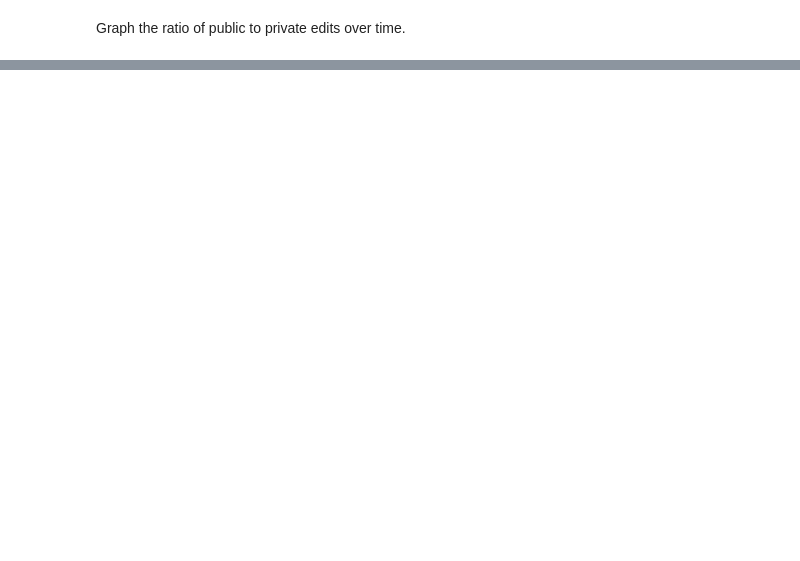
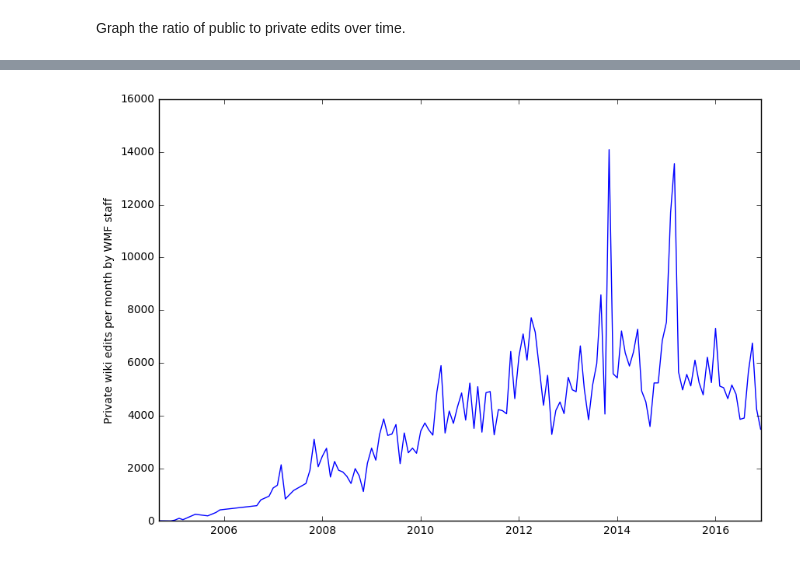
Before and after one commit to adamwight/wmf-open-editing, a Jupyter notebook: graphs.ipynb, the cells around one changed output, grey strips where cells are left out. Cells and saved outputs as stored; diff of their text form; code cells hidden in the pictures; blank space fills up the shorter version.

```diff
--- a/graphs.ipynb
+++ b/graphs.ipynb
@@ -38,3 +38,14 @@ matplotlib.pyplot.show()
+# %%
+fig, ax = matplotlib.pyplot.subplots(figsize=(10, 7))
+dates = all_edits.get('date')
+edits = all_edits.get('edit_count_y')
+
+matplotlib.pyplot.ylabel("Private wiki edits per month by WMF staff")
+
+ax.plot_date(dates, edits, 'b-')
+matplotlib.pyplot.show()
+# %% [output]
+[figure, added]
 # %%
 fig, ax = matplotlib.pyplot.subplots(figsize=(10, 7))
 dates = all_edits.get('date')
```
Also changed, not shown: parts of 3 cells of this notebook, 9 other files.
